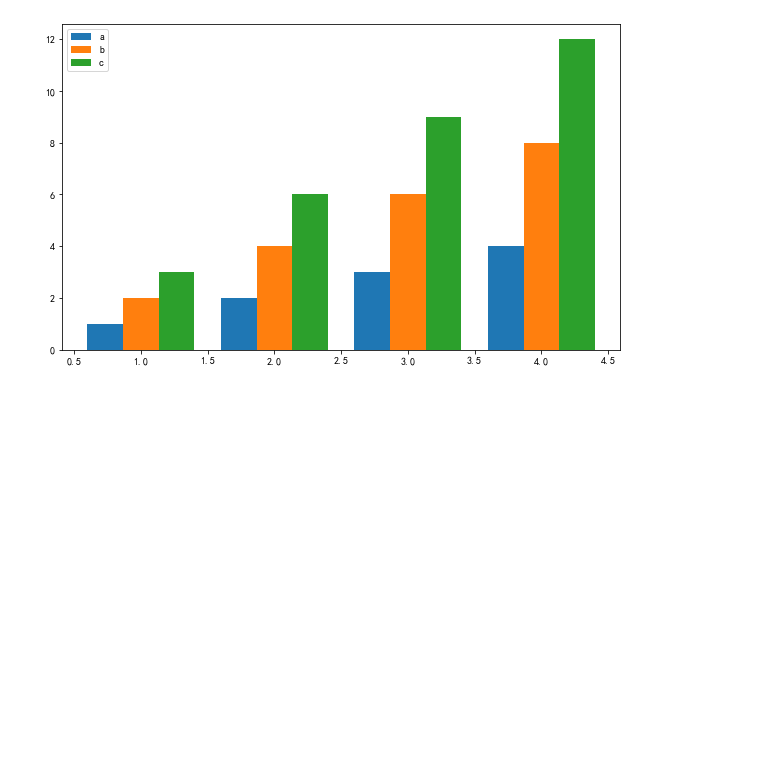
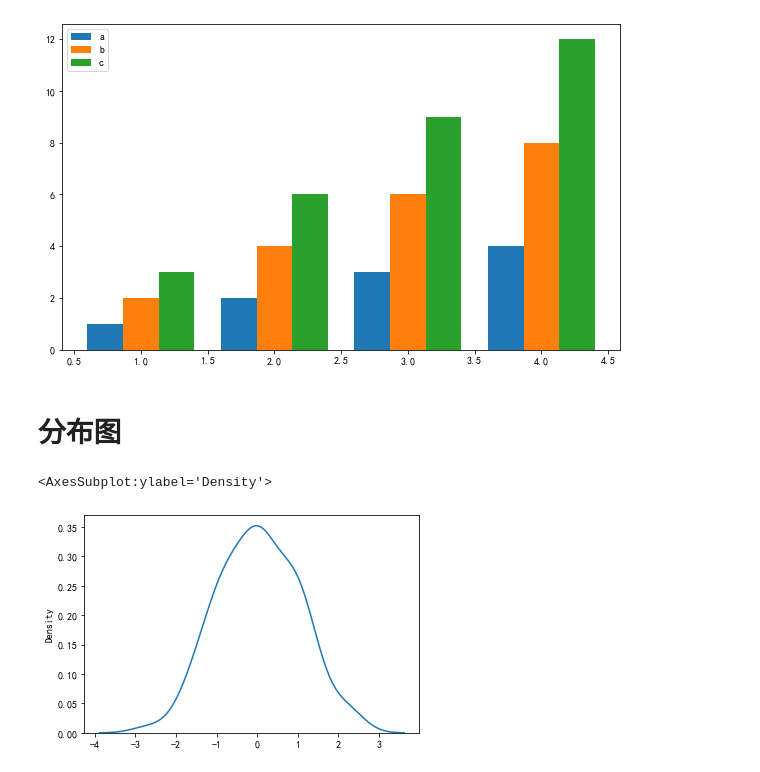
Before and after one commit to yukizzc/Library-Docs, a Jupyter notebook: matplotlib.ipynb, the cells around one changed output. Cells and saved outputs as stored; diff of their text form; code cells hidden in the pictures; blank space fills up the shorter version.

```diff
--- a/matplotlib.ipynb
+++ b/matplotlib.ipynb
@@ -136,3 +136,13 @@ plt.legend()
 plt.show()
 # %% [output]
 [figure]
+# %% [markdown]
+# 分布图
+# %%
+import seaborn as sns
+import numpy as np
+x=np.random.randn(100)
+sns.kdeplot(x)
+# %% [output]
+<AxesSubplot:ylabel='Density'>
+[figure, added]
```
Also changed, not shown: parts of 1 cell of this notebook.
